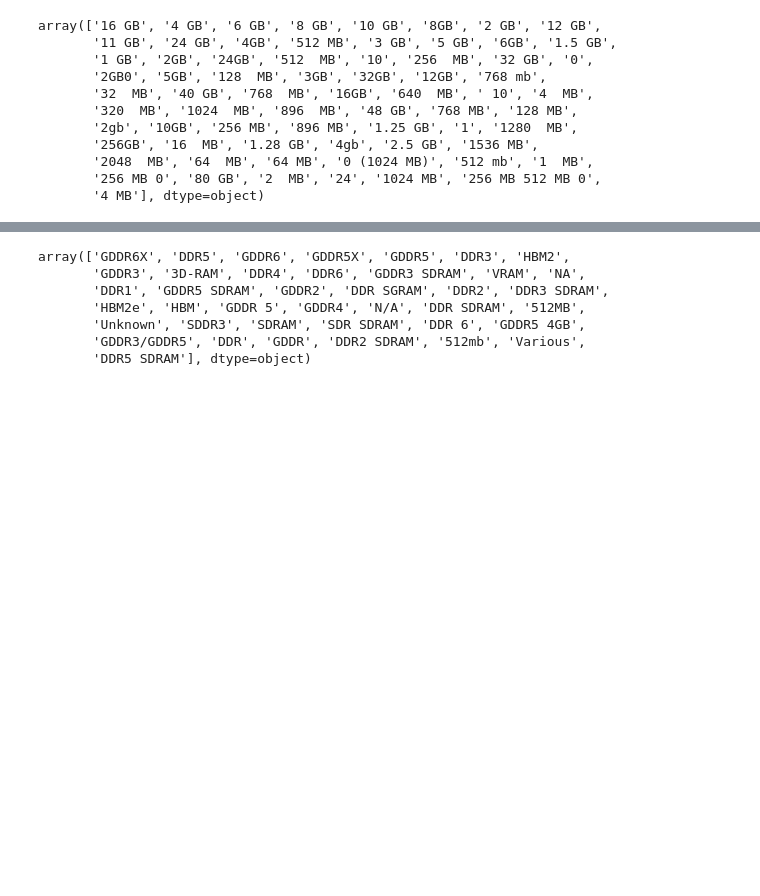
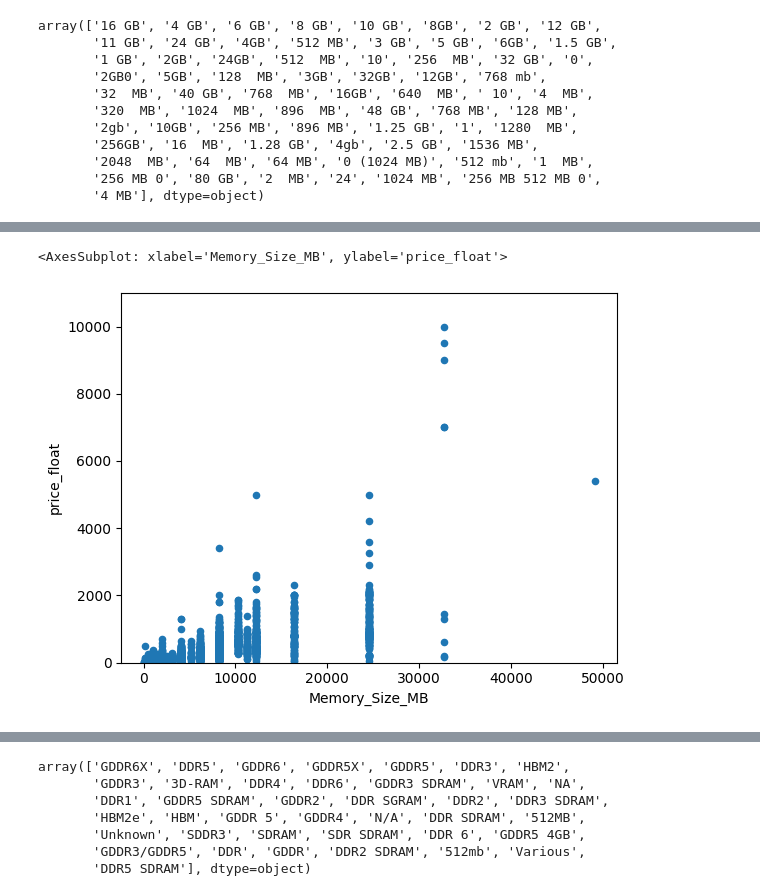
Before and after one commit to LuAsm/Tweet_sentiment_predict, a Jupyter notebook: notebooks/modelling.ipynb, the cells around one changed output, grey strips where cells are left out. Cells and saved outputs as stored; diff of their text form; code cells hidden in the pictures; blank space fills up the shorter version.

```diff
--- a/notebooks/modelling.ipynb
+++ b/notebooks/modelling.ipynb
@@ -286,0 +295,7 @@ df.drop(df[(df['Memory_Size_MB'] < 5)].index, inplace=True)
+# %%
+#scatter plot grlivarea/saleprice
+var = "Memory_Size_MB"
+df.plot.scatter(x=var, y='price_float', ylim=(0,11000))
+# %% [output]
+<AxesSubplot: xlabel='Memory_Size_MB', ylabel='price_float'>
+[figure, added]
```
Also changed, not shown: parts of 8 cells of this notebook.
